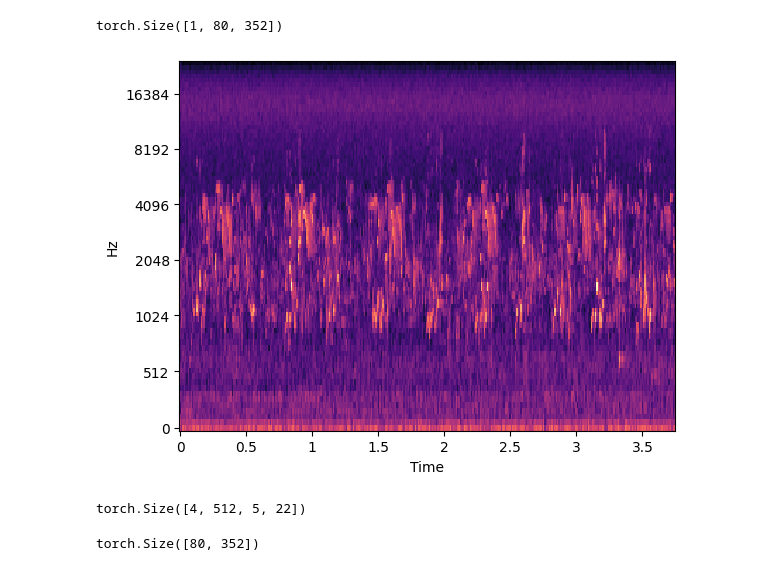
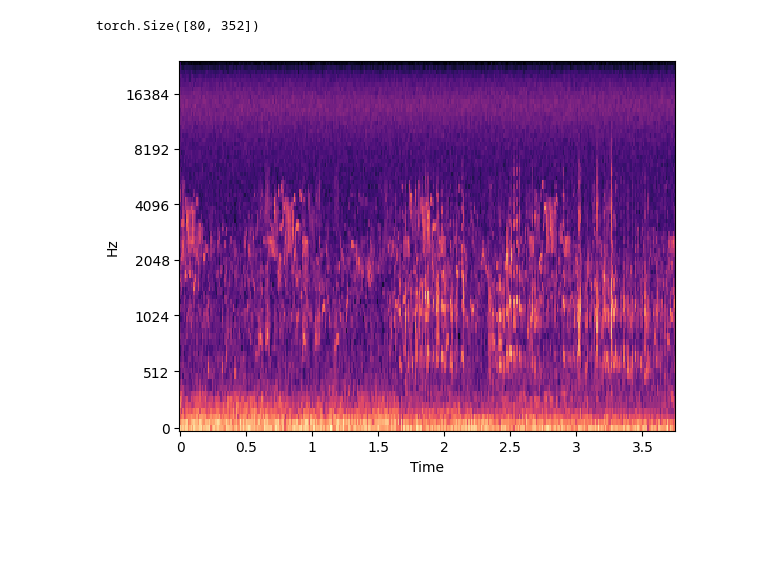
Before and after one commit to llctrautmann/GAILAB, a Jupyter notebook: notebooks/01_model.ipynb, the cells around one changed output. Drawn from its saved outputs; the diff is of its cells as text; code cells hidden in the pictures; blank space fills up the shorter version.

```diff
--- a/notebooks/01_model.ipynb
+++ b/notebooks/01_model.ipynb
@@ -50,7 +45,8 @@ class AvianNatureSounds(Dataset):
             signal, sr = torchaudio.load(audio_sample_path)
             signal = self.AmplitudeToDB(self.mel_transformation(signal))
 
-            return (signal, sr), label
+            # return (signal, sr), label
+            return signal, label
 
         elif self.mode == 'stft':
             audio_sample_path = os.path.join(self.root_dir,os.listdir(self.root_dir)[index])
@@ -185,24 +177,23 @@ batch = next(iter(train_loader))
 # %%
 print(batch[0][0][0].shape)
 
-librosa.display.specshow(batch[0][0][0][0].numpy(),
+librosa.display.specshow(batch[0][0][0].numpy(),
                          sr=48000,
                          x_axis='time',
                          y_axis='mel')
 
 plt.show()
 # %% [output]
-torch.Size([1, 80, 352])
+torch.Size([80, 352])
-[figure, old version]
+[figure, new version]
 # %%
-mu, sigma = model.encode(batch[0][0])
-z = mu + sigma * torch.randn_like(sigma)
+# mu, sigma = model.encode(batch[0][0])
+# z = mu + sigma * torch.randn_like(sigma)
 
-x_recon = model.decode(z)
+# x_recon = model.decode(z)
 
 
-x_recon[0][0].shape
+# x_recon[0][0].shape
+
+# model(batch[0][0])
-# %% [output]
-torch.Size([4, 512, 5, 22])
-torch.Size([80, 352])
 # %%
```
Also changed, not shown: parts of 6 cells of this notebook.
